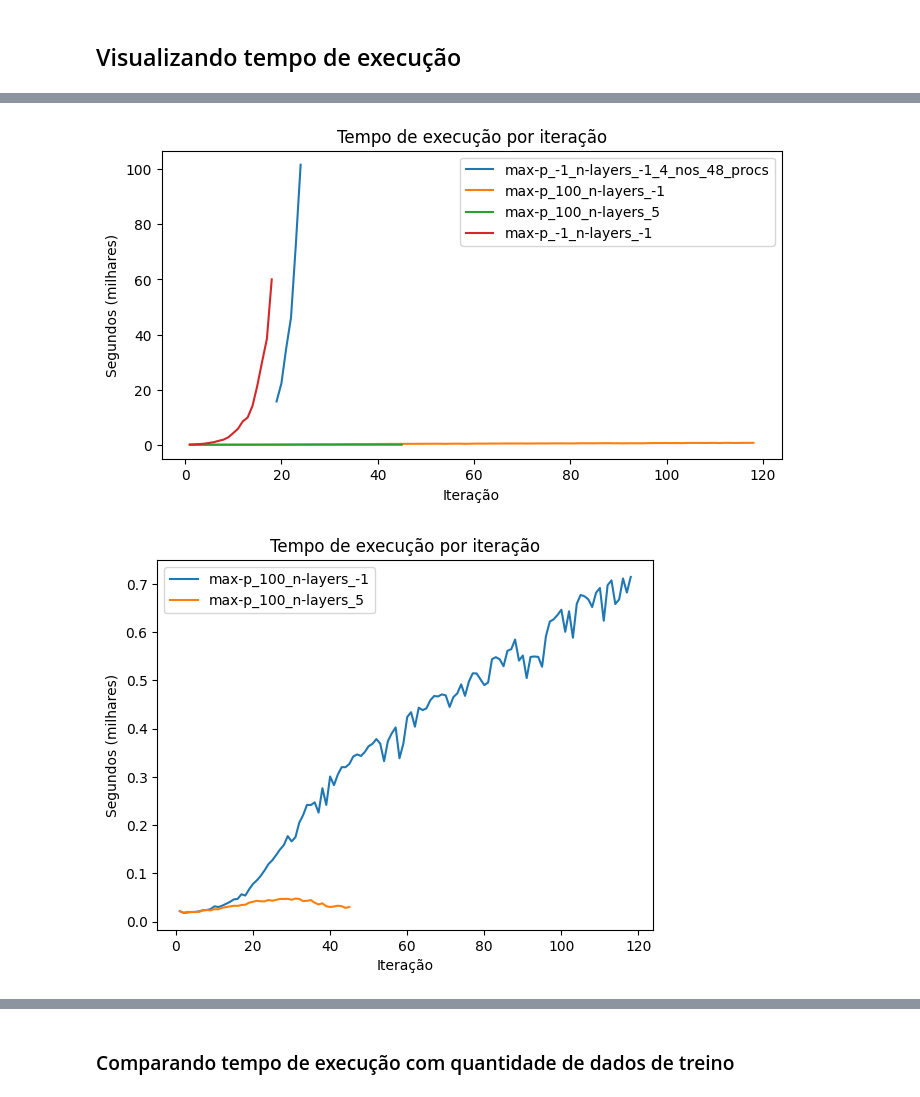
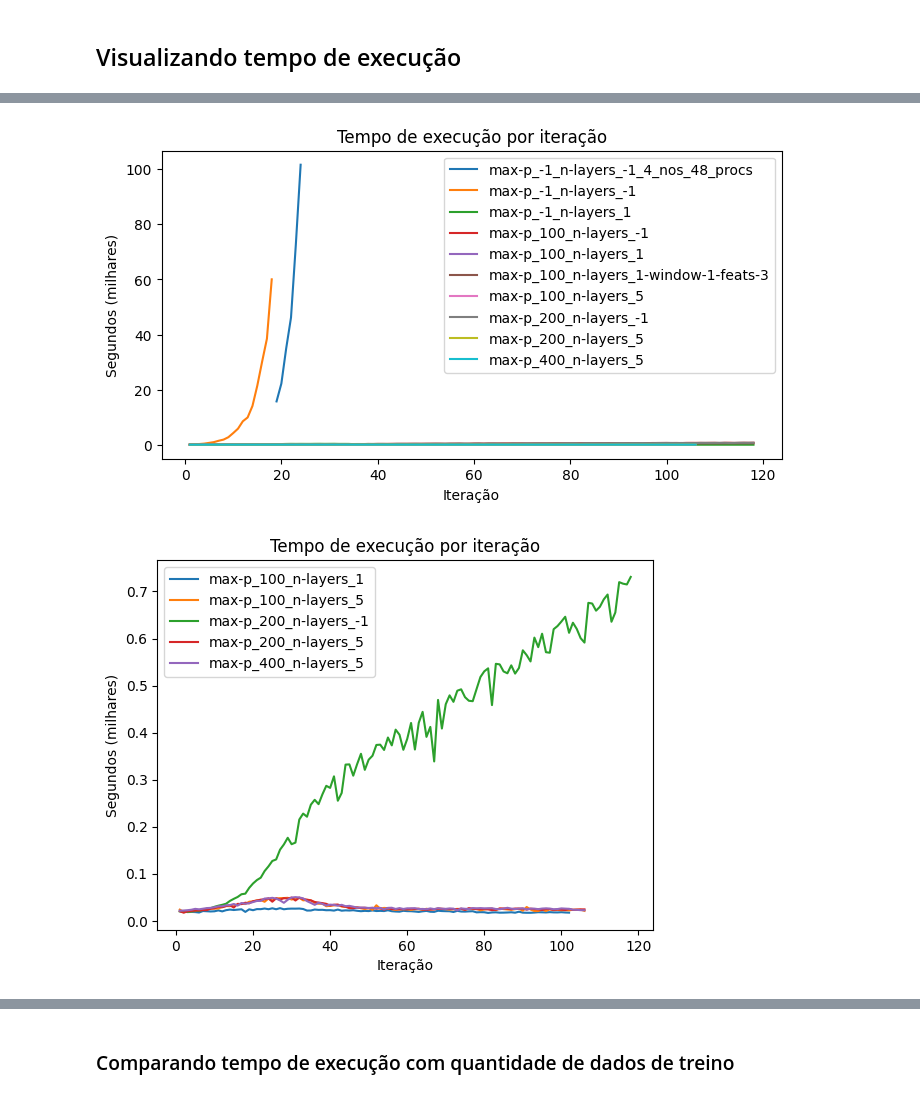
Before and after one commit to georgeteodoro/petroiageo, a Jupyter notebook: data/ANP/results/area_1/resultados-viz.ipynb, the cells around one changed output, grey strips where cells are left out. Drawn from its saved outputs; the diff is of its cells as text; code cells hidden in the pictures.

```diff
--- a/data/ANP/results/area_1/resultados-viz.ipynb
+++ b/data/ANP/results/area_1/resultados-viz.ipynb
@@ -98,23 +154,23 @@ plt.show()
 ## Visualizando tempo de execução
 # %%
 def plot_times(dir_to_paths_map, target_dirs:list = None, max_it:int = -1, axs = None):
-    max_it_plotted = -1
     if target_dirs is None:
         target_dirs = set(dir_to_paths_map.keys())
 
-    for dir, mapping in dir_to_paths_map.items():
+    for dir in sorted(list(dir_to_paths_map.keys())):
+        mapping = dir_to_paths_map[dir]
         if dir in target_dirs:
             times_df = read_times(mapping['times'])
             label = f"{dir}"
 
             its_to_plot = len(times_df) if max_it < 0 else max_it
 
-            max_it_plotted = its_to_plot if its_to_plot > max_it_plotted else max_it_plotted
+            target_data = times_df[times_df['iteration'] <= its_to_plot]
 
             if axs is None:
-                plt.plot(times_df['iteration'], times_df['seconds'][:its_to_plot]/1000, label=label)
+                plt.plot(target_data['iteration'], target_data['seconds']/1000, label=label)
             else:
-                axs.plot(times_df['iteration'], times_df['seconds'][:its_to_plot]/1000, label=label)
+                axs.plot(target_data['iteration'], target_data['seconds']/1000, label=label)
 
     if axs is None:
         plt.xlabel("Iteração")
@@ -141,10 +197,12 @@ plt.title("Tempo de execução por iteração")
 plt.legend()
 plt.show()
 # %% [output]
-[figure, old version]
+[figure, new version]
 # %%
-plot_times(folder_to_results_map, target_dirs=["max-p_100_n-layers_-1", "max-p_100_n-layers_5"])
+plot_times(folder_to_results_map, target_dirs=["max-p_100_n-layers_5", "max-p_200_n-layers_5",
+                                               "max-p_400_n-layers_5", "max-p_200_n-layers_-1",
+                                               "max-p_100_n-layers_1"])
 plt.title("Tempo de execução por iteração")
 plt.show()
 # %% [output]
-[figure, old version]
+[figure, new version]
```
Also changed, not shown: parts of 22 cells of this notebook.
